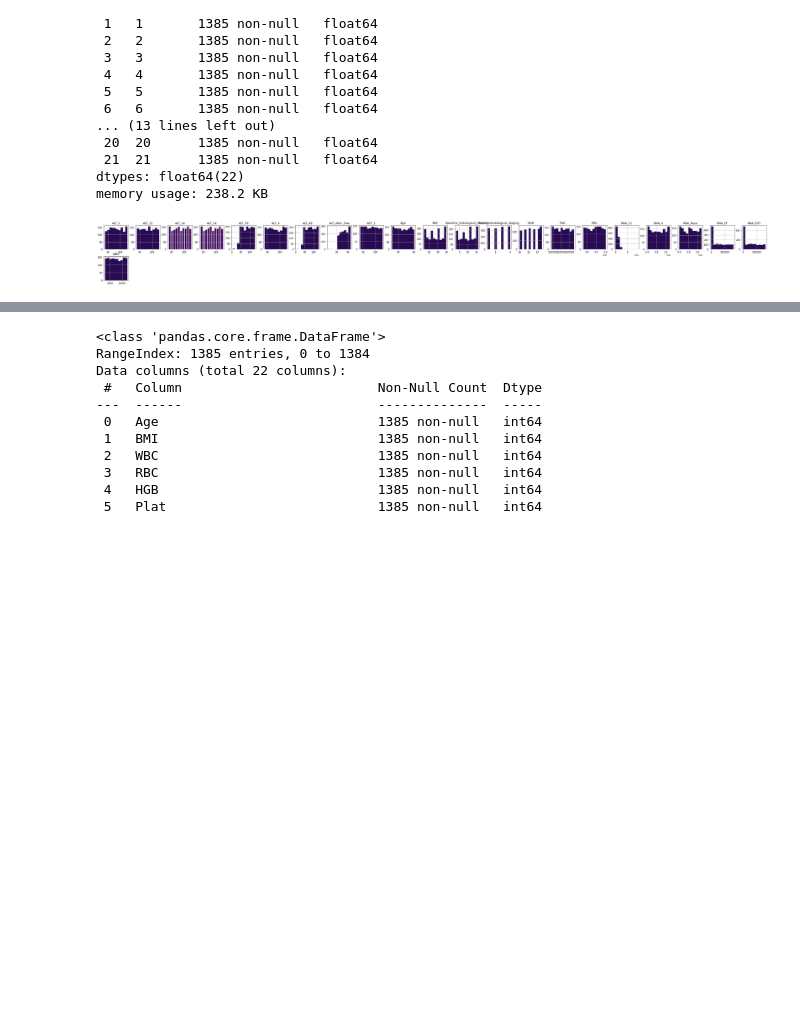
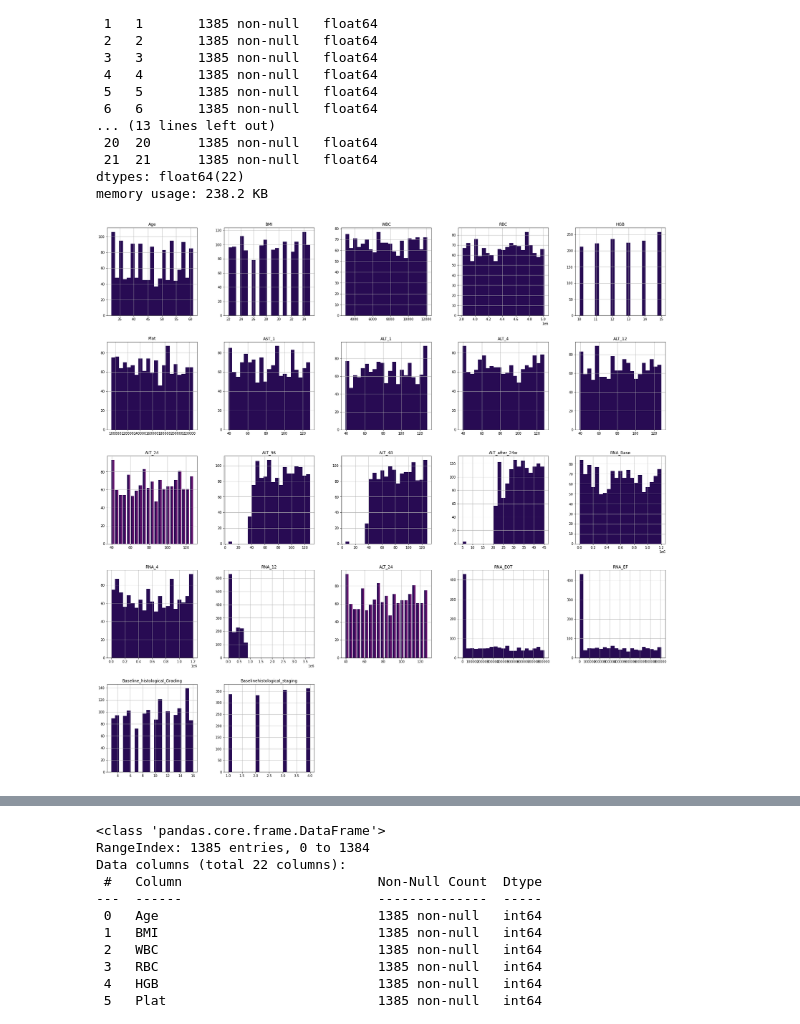
Before and after one commit to hieuvu99/3040_project, a Jupyter notebook: Project/Project_.ipynb, the cells around one changed output, grey strips where cells are left out. Saved outputs shown, nothing was run; the diff lists cells and outputs as text; code cells hidden in the pictures; blank space fills up the shorter version.

```diff
--- a/Project/Project_.ipynb
+++ b/Project/Project_.ipynb
@@ -305,7 +305,7 @@ df.columns=['Age','BMI','WBC','RBC','HGB','Plat','AST_1','ALT_1','ALT_4','ALT_12
 # %%
 df["Baselinehistological_staging"] = data["Baselinehistological_staging"]
 # %%
-data_num.hist(layout=(21,21), sharex=False, sharey=False, figsize=(50, 50), bins=10)
+data_num.hist( sharex=False, sharey=False, figsize=(30, 30), bins=21)
 plt.show()
 # %% [output]
-[figure, old version]
+[figure, new version]
```
Also changed, not shown: parts of 29 cells of this notebook.
